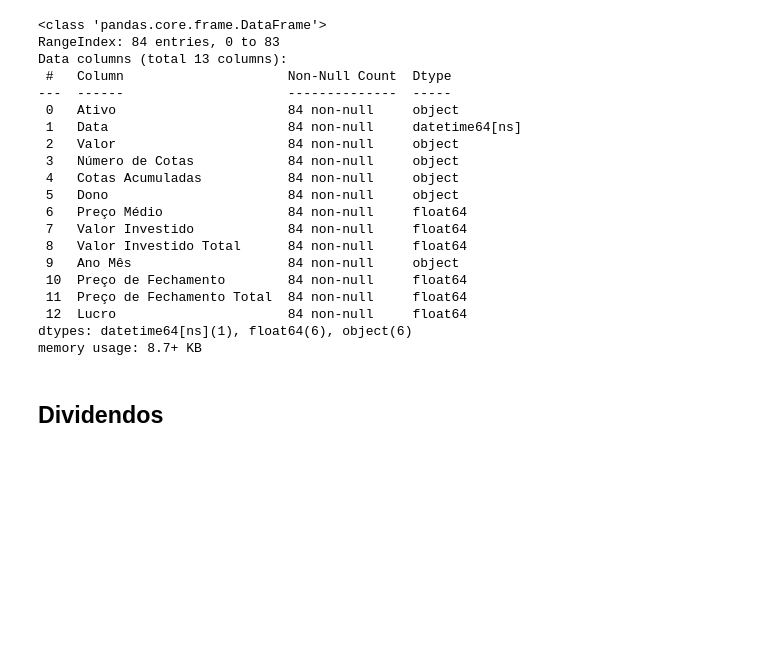
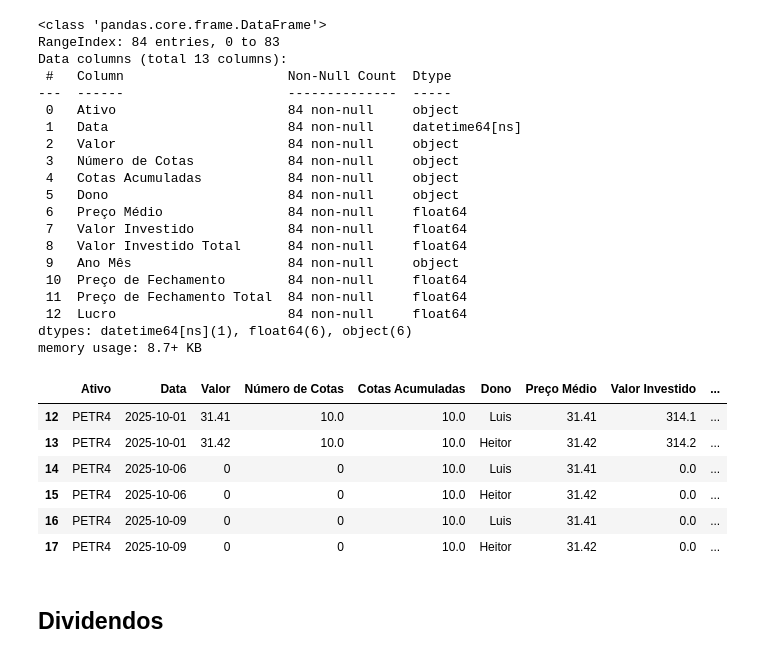
Before and after one commit to LuisHenrique7/Analise-Financeira, a Jupyter notebook: Modelagem da Carteira de Ativos.ipynb, the cells around one changed output. Cells and saved outputs as stored; diff of their text form; code cells hidden in the pictures; blank space fills up the shorter version.

Commit message:
Adiciona a tabela com preços nos últimos 6 meses para analisar o preço médio

```diff
--- a/Modelagem da Carteira de Ativos.ipynb
+++ b/Modelagem da Carteira de Ativos.ipynb
@@ -620,6 +640,16 @@ Data columns (total 13 columns):
  12  Lucro                      84 non-null     float64
 dtypes: datetime64[ns](1), float64(6), object(6)
 memory usage: 8.7+ KB
+# %%
+df_aquisicao_geral.loc[df_aquisicao_geral["Ativo"] == "PETR4"]
+# %% [output]
+|  | Ativo | Data | Valor | Número de Cotas | Cotas Acumuladas | Dono | Preço Médio | Valor Investido | ... |
+| 12 | PETR4 | 2025-10-01 | 31.41 | 10.0 | 10.0 | Luis | 31.41 | 314.1 | ... |
+| 13 | PETR4 | 2025-10-01 | 31.42 | 10.0 | 10.0 | Heitor | 31.42 | 314.2 | ... |
+| 14 | PETR4 | 2025-10-06 | 0 | 0 | 10.0 | Luis | 31.41 | 0.0 | ... |
+| 15 | PETR4 | 2025-10-06 | 0 | 0 | 10.0 | Heitor | 31.42 | 0.0 | ... |
+| 16 | PETR4 | 2025-10-09 | 0 | 0 | 10.0 | Luis | 31.41 | 0.0 | ... |
+| 17 | PETR4 | 2025-10-09 | 0 | 0 | 10.0 | Heitor | 31.42 | 0.0 | ... |
 # %%
 df_aquisicao_geral.to_csv("Dados Modelados/Aquisições Realizadas.csv", index=False)
 # %% [markdown]
```
Also changed, not shown: parts of 7 cells of this notebook, 1 other file.
